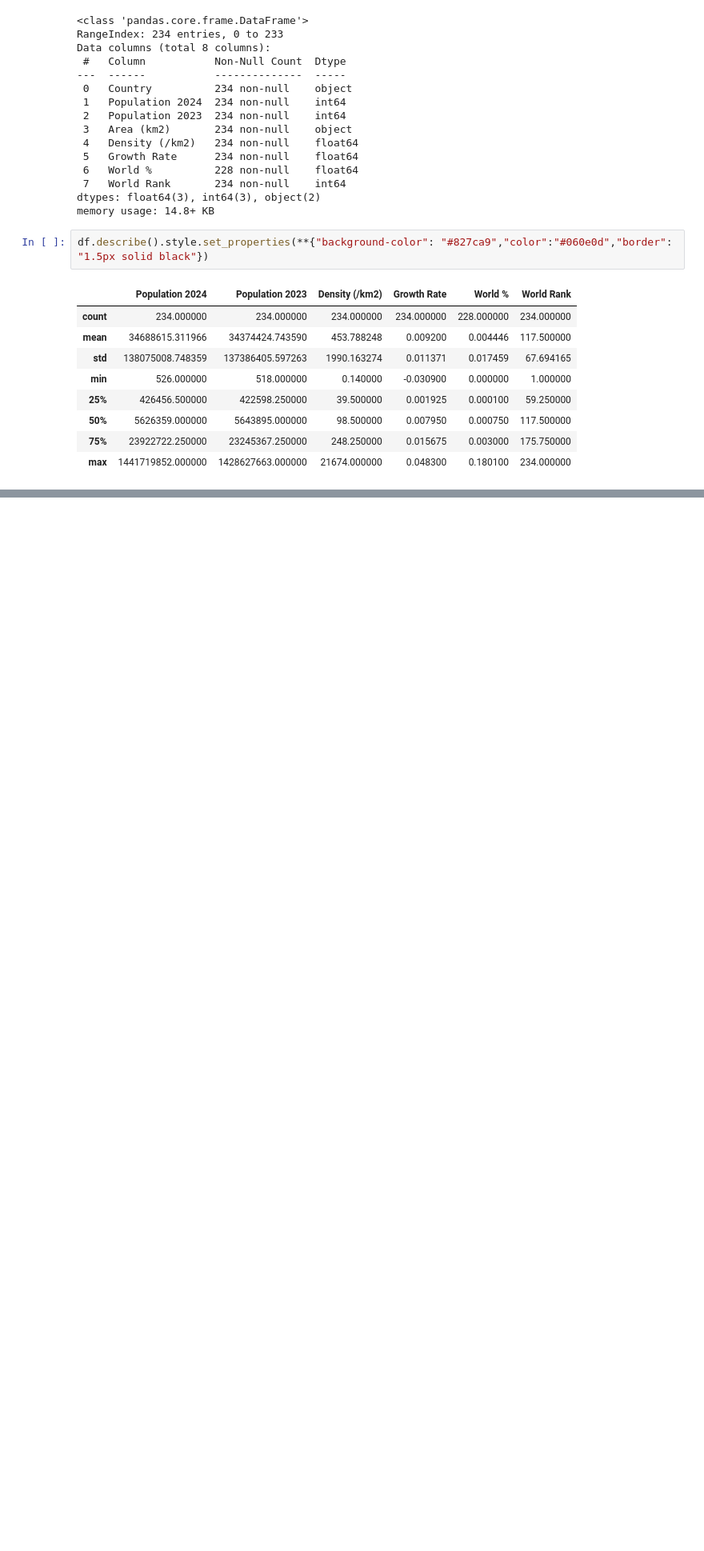
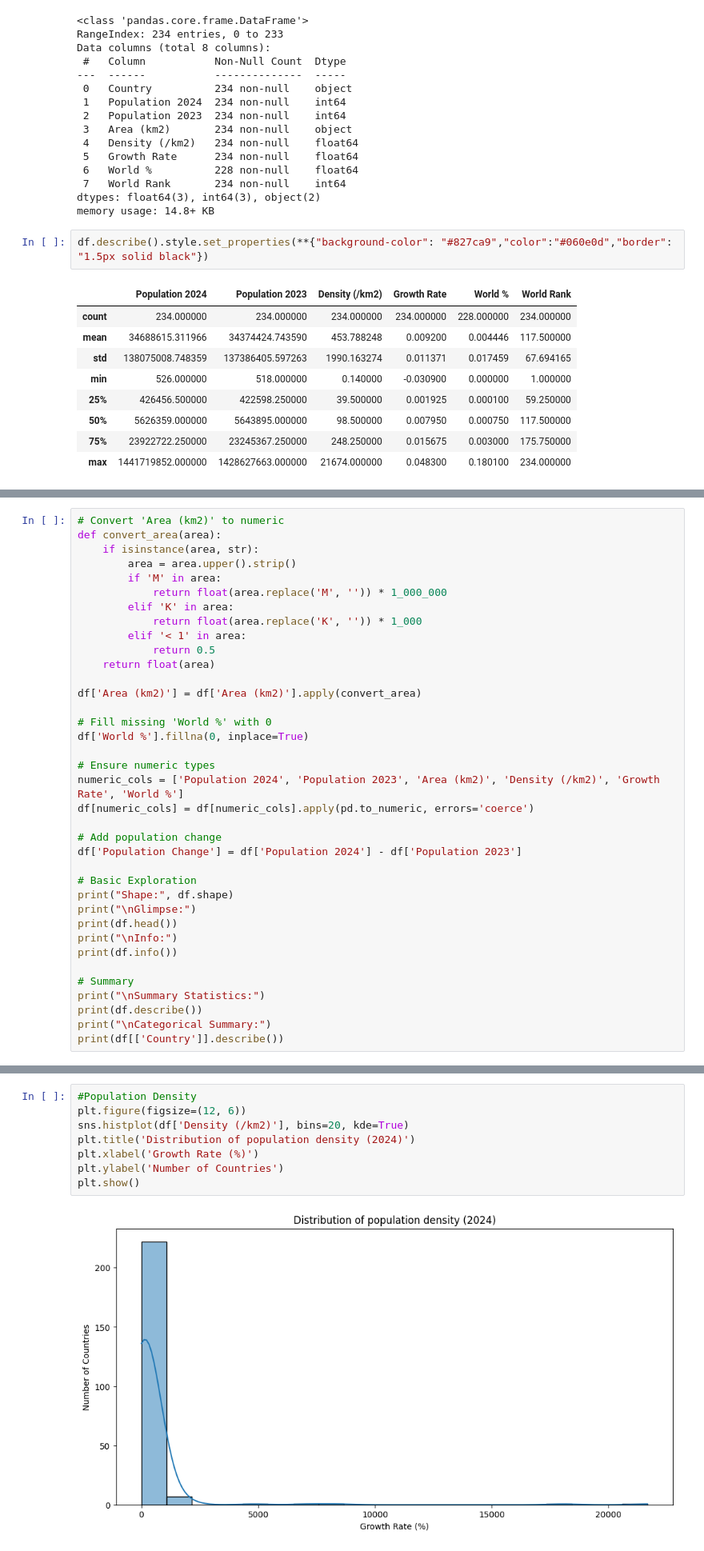
Before and after one commit to glimmer-jm/Projects, a Jupyter notebook: World_Population_analysis_2024.ipynb, the cells around one changed output, grey strips where cells are left out. Shown at 80% size. Cells and saved outputs as stored; diff of their text form; blank space fills up the shorter version.

```diff
--- a/World_Population_analysis_2024.ipynb
+++ b/World_Population_analysis_2024.ipynb
@@ -212,0 +96,37 @@ df_pop.head()
+# %%
+# Convert 'Area (km2)' to numeric
+def convert_area(area):
+    if isinstance(area, str):
+        area = area.upper().strip()
+        if 'M' in area:
+            return float(area.replace('M', '')) * 1_000_000
+        elif 'K' in area:
+            return float(area.replace('K', '')) * 1_000
+        elif '< 1' in area:
+            return 0.5
+    return float(area)
+
+df['Area (km2)'] = df['Area (km2)'].apply(convert_area)
+
+# Fill missing 'World %' with 0
+df['World %'].fillna(0, inplace=True)
+
+# Ensure numeric types
+numeric_cols = ['Population 2024', 'Population 2023', 'Area (km2)', 'Density (/km2)', 'Growth Rate', 'World %']
+df[numeric_cols] = df[numeric_cols].apply(pd.to_numeric, errors='coerce')
+
+# Add population change
+df['Population Change'] = df['Population 2024'] - df['Population 2023']
+
+# Basic Exploration
+print("Shape:", df.shape)
+print("\nGlimpse:")
+print(df.head())
+print("\nInfo:")
+print(df.info())
+
+# Summary
+print("\nSummary Statistics:")
+print(df.describe())
+print("\nCategorical Summary:")
+print(df[['Country']].describe())
@@ -212,0 +166,10 @@ df_pop.head()
+# %%
+#Population Density
+plt.figure(figsize=(12, 6))
+sns.histplot(df['Density (/km2)'], bins=20, kde=True)
+plt.title('Distribution of population density (2024)')
+plt.xlabel('Growth Rate (%)')
+plt.ylabel('Number of Countries')
+plt.show()
+# %% [output]
+[figure, added]
```
Also changed, not shown: parts of 14 cells of this notebook.
